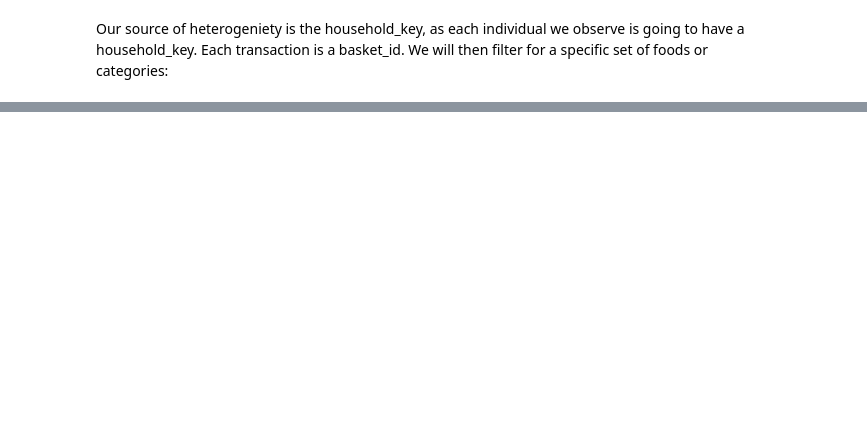
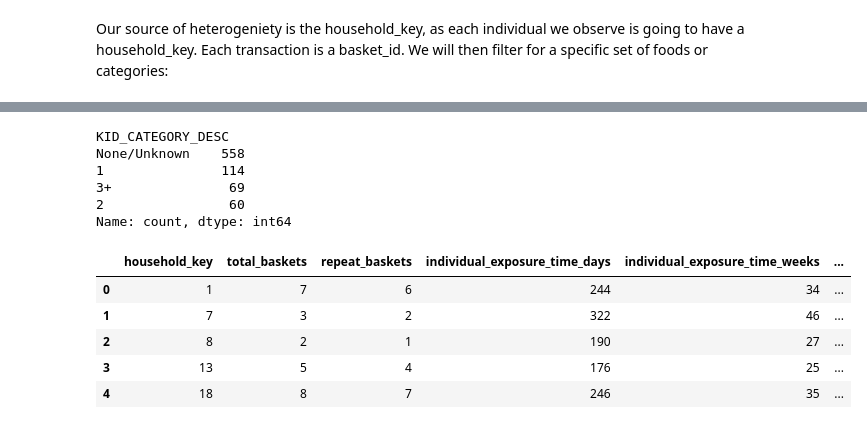
Before and after one commit to alan-w25/mktg-7760, a Jupyter notebook: projects/project1/data_preprocessing.ipynb, the cells around one changed output, grey strips where cells are left out. Saved outputs shown, nothing was run; the diff lists cells and outputs as text; code cells hidden in the pictures; blank space fills up the shorter version.

```diff
--- a/projects/project1/data_preprocessing.ipynb
+++ b/projects/project1/data_preprocessing.ipynb
@@ -114,0 +196,29 @@ Our source of heterogeniety is the household_key, as each individual we observe
+# %%
+filter_df = filter_df[['household_key', 'basket_id', 'day', 'week_no']]
+filter_df_y1 = filter_df[filter_df['day'] <= 355]
+filter_df_y2 = filter_df[filter_df['day'] > 355]
+
+group_y1 = filter_df_y1.groupby('household_key').agg(
+    total_baskets = ('basket_id', 'nunique'),
+    first_day = ('day', 'min'),
+    first_week = ('week_no', 'min')
+).reset_index()
+group_y1['repeat_baskets'] = group_y1['total_baskets'] - 1
+group_y1['individual_exposure_time_days'] = 355 - group_y1['first_day']
+group_y1['individual_exposure_time_weeks'] = 51 - group_y1['first_week']
+group_y1 = group_y1[(group_y1['individual_exposure_time_days'] > 0) & (group_y1['individual_exposure_time_weeks'] > 0)]
+group_y1 = group_y1.drop(columns=['first_day', 'first_week'])
+
+group_y2 = filter_df_y2.groupby('household_key').agg(
+    total_baskets = ('basket_id', 'nunique'),
+    first_day = ('day', 'min'),
+    first_week = ('week_no', 'min')
+).reset_index()
+group_y2['repeat_baskets'] = group_y2['total_baskets'] - 1
+group_y2['individual_exposure_time_days'] = 711 - group_y2['first_day']
+group_y2['individual_exposure_time_weeks'] = 102 - group_y2['first_week']
+group_y2 = group_y2[(group_y2['individual_exposure_time_days'] > 0) & (group_y2['individual_exposure_time_weeks'] > 0)]
+group_y2 = group_y2.drop(columns=['first_day', 'first_week'])
+
+
+group_y2.head()
@@ -114,0 +271,21 @@ Our source of heterogeniety is the household_key, as each individual we observe
+# %%
+dmo['KID_CATEGORY_DESC'].value_counts()
+# %% [output]
+KID_CATEGORY_DESC
+None/Unknown    558
+1               114
+3+               69
+2                60
+Name: count, dtype: int64
+# %%
+y1_merge = y1_match.merge(dmo[['household_key', 'KID_CATEGORY_DESC', 'INCOME_DESC']], on='household_key', how='inner')
+y2_merge = y2_match.merge(dmo[['household_key', 'KID_CATEGORY_DESC', 'INCOME_DESC']], on='household_key', how='inner')
+
+y1_merge.head()
+# %% [output]
+|  | household_key | total_baskets | repeat_baskets | individual_exposure_time_days | individual_exposure_time_weeks | ... |
+| 0 | 1 | 7 | 6 | 244 | 34 | ... |
+| 1 | 7 | 3 | 2 | 322 | 46 | ... |
+| 2 | 8 | 2 | 1 | 190 | 27 | ... |
+| 3 | 13 | 5 | 4 | 176 | 25 | ... |
+| 4 | 18 | 8 | 7 | 246 | 35 | ... |
```
Also changed, not shown: parts of 34 cells of this notebook, 24 other files.
